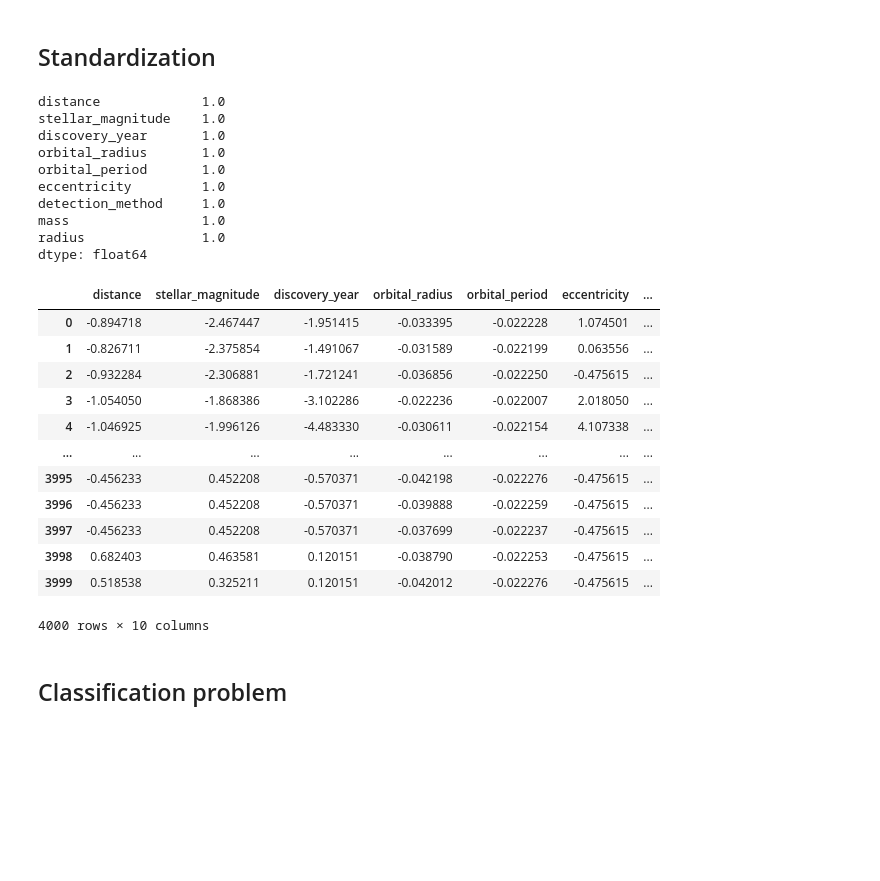
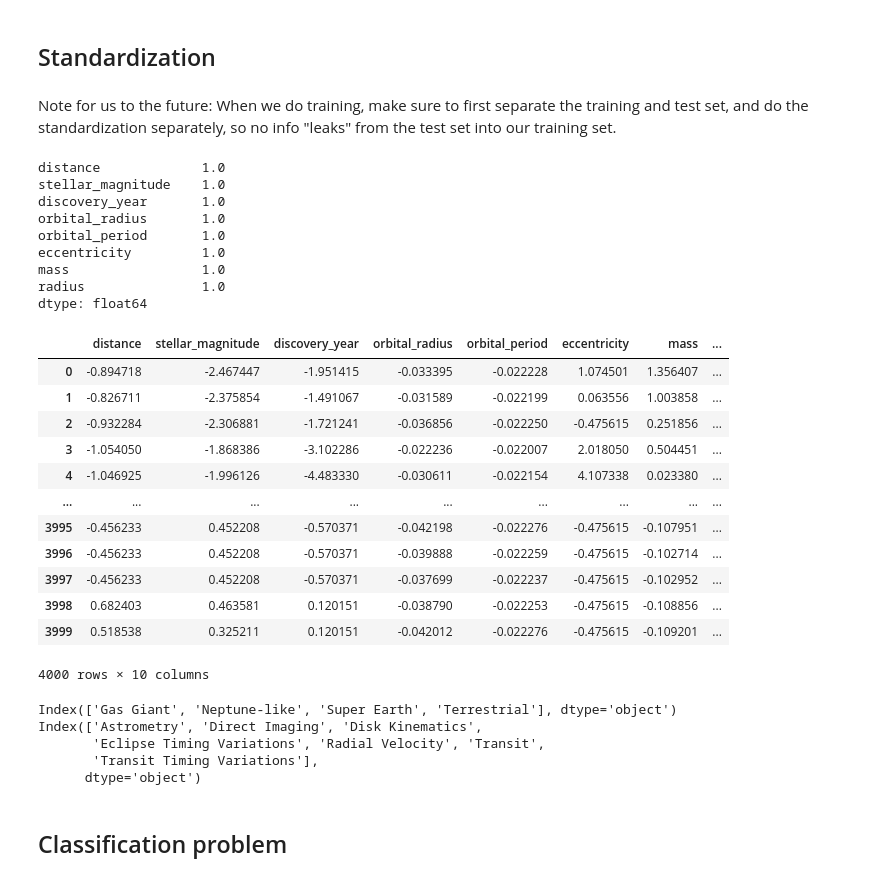
Before and after one commit to lelegod/ml_project, a Jupyter notebook: project1.ipynb, the cells around one changed output. Drawn from its saved outputs; the diff is of its cells as text; code cells hidden in the pictures; blank space fills up the shorter version.

```diff
--- a/project1.ipynb
+++ b/project1.ipynb
@@ -26,13 +44,14 @@ df.head()
 | 3 | 58.0 | 6.61935 | Gas Giant | 2002 | 8.13881 | Jupiter | ... |
 | 4 | 69.0 | 6.21500 | Gas Giant | 1996 | 1.78000 | Jupiter | ... |
 # %%
-jupiter_mass = 1.898 * 10**27 #kg
-jupiter_radius = 69911 #km
-earth_mass = 5.972 * 10**24
-earth_radius = 6378
-df["mass_wrt"] = np.where(df["mass_wrt"] == "Jupiter", jupiter_mass, earth_mass)
+# mass transformation: The dataset contains a mass calculation based on two planets. We unify that into a single mass variable
+jupiter_mass_kg = 1.898 * 10**27 #kg
+jupiter_radius_km = 69911 #km
+earth_mass_kg = 5.972 * 10**24
+earth_radius_km = 6378
+df["mass_wrt"] = np.where(df["mass_wrt"] == "Jupiter", jupiter_mass_kg, earth_mass_kg)
 df["mass"] = np.multiply(df["mass_multiplier"], df["mass_wrt"])
-df["radius_wrt"] = np.where(df["radius_wrt"] == "Jupiter", jupiter_radius, earth_radius)
+df["radius_wrt"] = np.where(df["radius_wrt"] == "Jupiter", jupiter_radius_km, earth_radius_km)
 df["radius"] = np.multiply(df["radius_multiplier"], df["radius_wrt"])
 df = df.drop(["mass_wrt", "radius_wrt", "mass_multiplier", "radius_multiplier"], axis=1)
 print(df, df.shape)
@@ -57,37 +86,59 @@ print(df, df.shape)
 # %% [markdown]
 ## Standardization
+# %% [markdown]
+Note for us to the future: When we do training, make sure to first separate the training and test set, and do the standardization separately, so no info "leaks" from the test set into our training set.
 # %%
+
 planet_type = df["planet_type"]
-df_without_type = df.drop("planet_type", axis=1)
-df_without_type["detection_method"] = df["detection_method"].astype("category").cat.codes
+encoded_df = df.copy()
+#we encode the categorical variables, to make it digestable for the training stage later
+encoded_df["detection_method"] = encoded_df["detection_method"].astype("category").cat.codes
+encoded_df["planet_type"] = encoded_df["planet_type"].astype("category").cat.codes
+
+#we have a separate df, so that the standardization is only done for the non-categorical variables
+df_without_type = encoded_df.drop(["planet_type", "detection_method"] , axis=1)
+
 df_std = (df_without_type - np.mean(df_without_type, axis=0)) / np.std(df_without_type, axis=0)
 print(np.std(df_std, axis=0))
-df_std["planet_type"] = planet_type
+
+#we add back everything
+df_std["planet_type"] = encoded_df["planet_type"]
+df_std["detection_method"] = encoded_df["detection_method"]
 df_std
 # %% [output]
 distance             1.0
 stellar_magnitude    1.0
 discovery_year       1.0
 orbital_radius       1.0
 orbital_period       1.0
 eccentricity         1.0
-detection_method     1.0
 mass                 1.0
 radius               1.0
 dtype: float64
-|  | distance | stellar_magnitude | discovery_year | orbital_radius | orbital_period | eccentricity | ... |
-| 0 | -0.894718 | -2.467447 | -1.951415 | -0.033395 | -0.022228 | 1.074501 | ... |
-| 1 | -0.826711 | -2.375854 | -1.491067 | -0.031589 | -0.022199 | 0.063556 | ... |
-| 2 | -0.932284 | -2.306881 | -1.721241 | -0.036856 | -0.022250 | -0.475615 | ... |
-| 3 | -1.054050 | -1.868386 | -3.102286 | -0.022236 | -0.022007 | 2.018050 | ... |
-| 4 | -1.046925 | -1.996126 | -4.483330 | -0.030611 | -0.022154 | 4.107338 | ... |
-| ... | ... | ... | ... | ... | ... | ... | ... |
-| 3995 | -0.456233 | 0.452208 | -0.570371 | -0.042198 | -0.022276 | -0.475615 | ... |
-| 3996 | -0.456233 | 0.452208 | -0.570371 | -0.039888 | -0.022259 | -0.475615 | ... |
-| 3997 | -0.456233 | 0.452208 | -0.570371 | -0.037699 | -0.022237 | -0.475615 | ... |
-| 3998 | 0.682403 | 0.463581 | 0.120151 | -0.038790 | -0.022253 | -0.475615 | ... |
-| 3999 | 0.518538 | 0.325211 | 0.120151 | -0.042012 | -0.022276 | -0.475615 | ... |
+|  | distance | stellar_magnitude | discovery_year | orbital_radius | orbital_period | eccentricity | mass | ... |
+| 0 | -0.894718 | -2.467447 | -1.951415 | -0.033395 | -0.022228 | 1.074501 | 1.356407 | ... |
+| 1 | -0.826711 | -2.375854 | -1.491067 | -0.031589 | -0.022199 | 0.063556 | 1.003858 | ... |
+| 2 | -0.932284 | -2.306881 | -1.721241 | -0.036856 | -0.022250 | -0.475615 | 0.251856 | ... |
+| 3 | -1.054050 | -1.868386 | -3.102286 | -0.022236 | -0.022007 | 2.018050 | 0.504451 | ... |
+| 4 | -1.046925 | -1.996126 | -4.483330 | -0.030611 | -0.022154 | 4.107338 | 0.023380 | ... |
+| ... | ... | ... | ... | ... | ... | ... | ... | ... |
+| 3995 | -0.456233 | 0.452208 | -0.570371 | -0.042198 | -0.022276 | -0.475615 | -0.107951 | ... |
+| 3996 | -0.456233 | 0.452208 | -0.570371 | -0.039888 | -0.022259 | -0.475615 | -0.102714 | ... |
+| 3997 | -0.456233 | 0.452208 | -0.570371 | -0.037699 | -0.022237 | -0.475615 | -0.102952 | ... |
+| 3998 | 0.682403 | 0.463581 | 0.120151 | -0.038790 | -0.022253 | -0.475615 | -0.108856 | ... |
+| 3999 | 0.518538 | 0.325211 | 0.120151 | -0.042012 | -0.022276 | -0.475615 | -0.109201 | ... |
 4000 rows × 10 columns
+# %%
+planet_cats = df["planet_type"].astype("category")
+print(planet_cats.cat.categories)
+detection_cats = df["detection_method"].astype("category")
+print(detection_cats.cat.categories)
+# %% [output]
+Index(['Gas Giant', 'Neptune-like', 'Super Earth', 'Terrestrial'], dtype='object')
+Index(['Astrometry', 'Direct Imaging', 'Disk Kinematics',
+       'Eclipse Timing Variations', 'Radial Velocity', 'Transit',
+       'Transit Timing Variations'],
+      dtype='object')
 # %% [markdown]
 ## Classification problem
 # %%
```
Also changed, not shown: parts of 6 cells of this notebook.
